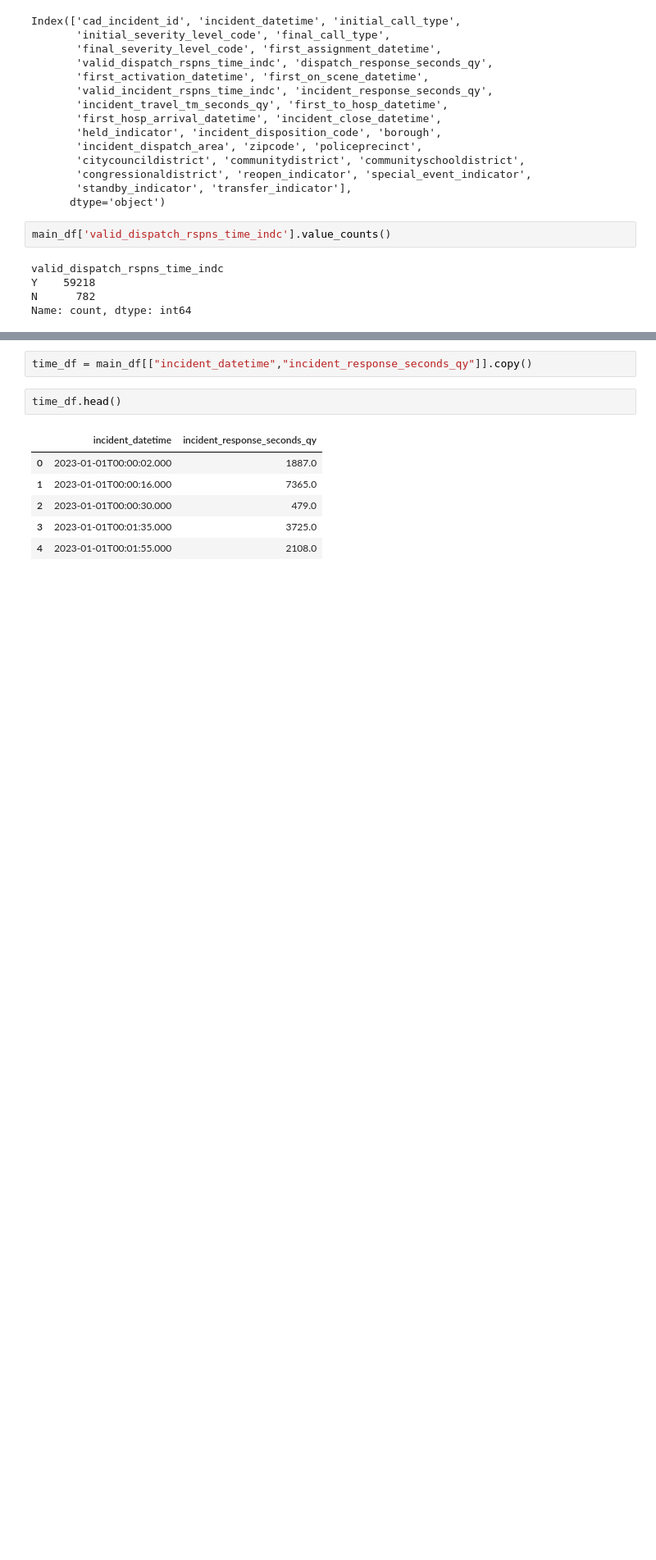
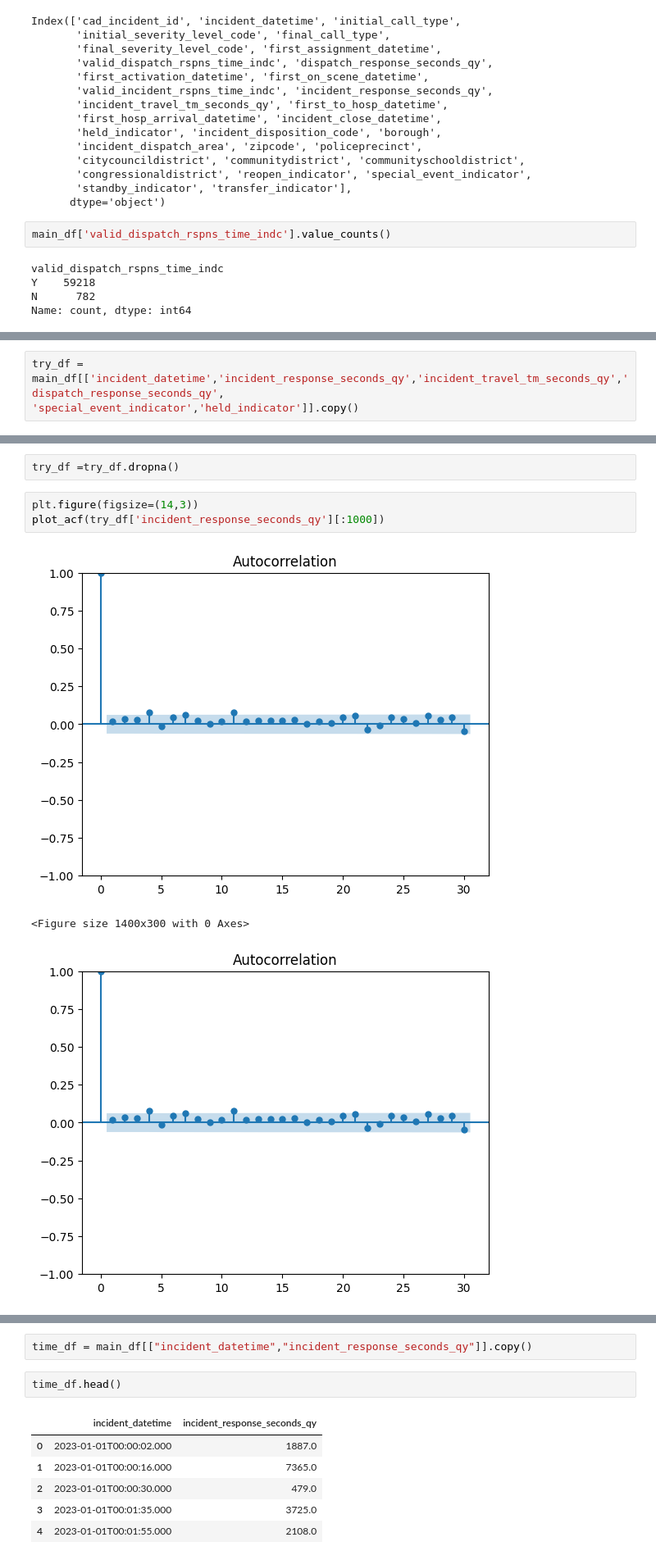
Before and after one commit to aetabid/practice_final, a Jupyter notebook: utku folder/city_of_new_york.ipynb, the cells around one changed output, grey strips where cells are left out. Shown at 82% size. Drawn from its saved outputs; the diff is of its cells as text; blank space fills up the shorter version.

```diff
--- a/utku folder/city_of_new_york.ipynb
+++ b/utku folder/city_of_new_york.ipynb
@@ -181,0 +219,3 @@ Name: count, dtype: int64
+# %%
+try_df = main_df[['incident_datetime','incident_response_seconds_qy','incident_travel_tm_seconds_qy','dispatch_response_seconds_qy',
+'special_event_indicator','held_indicator']].copy()
@@ -181,0 +238,9 @@ Name: count, dtype: int64
+# %%
+try_df =try_df.dropna()
+# %%
+plt.figure(figsize=(14,3))
+plot_acf(try_df['incident_response_seconds_qy'][:1000])
+# %% [output]
+[figure, added]
+<Figure size 1400x300 with 0 Axes>
+[figure, added]
```
Also changed, not shown: parts of 45 cells of this notebook.
